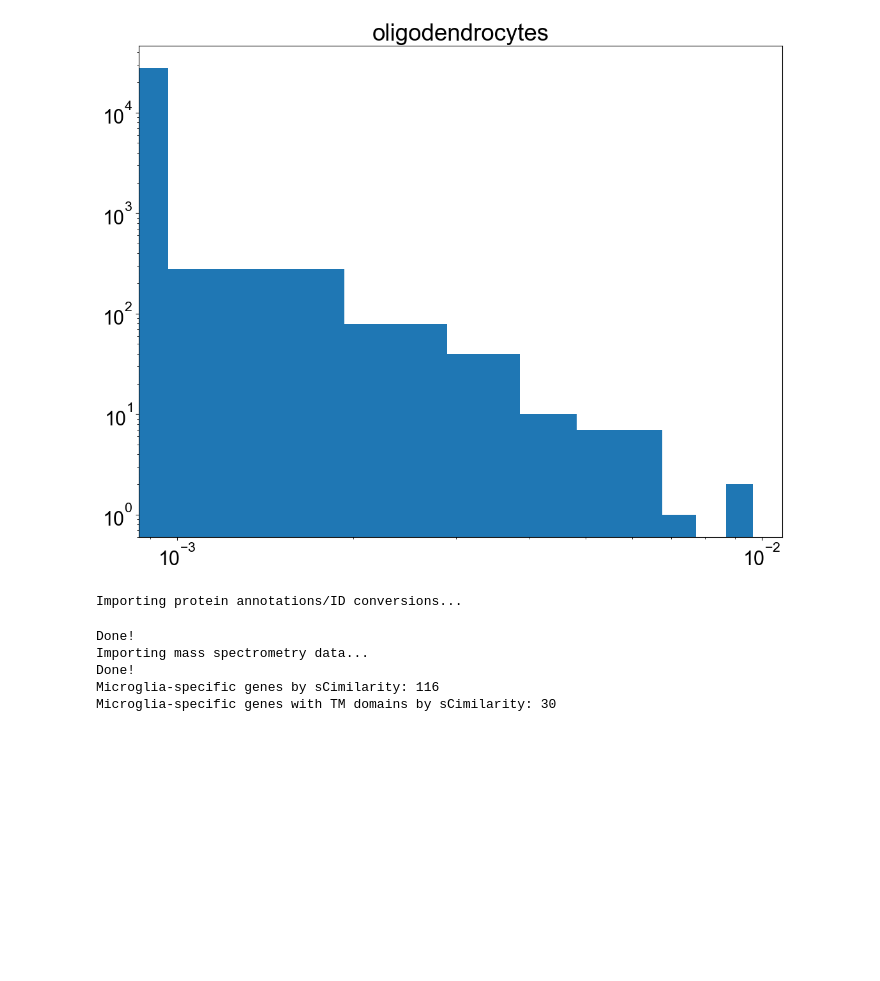
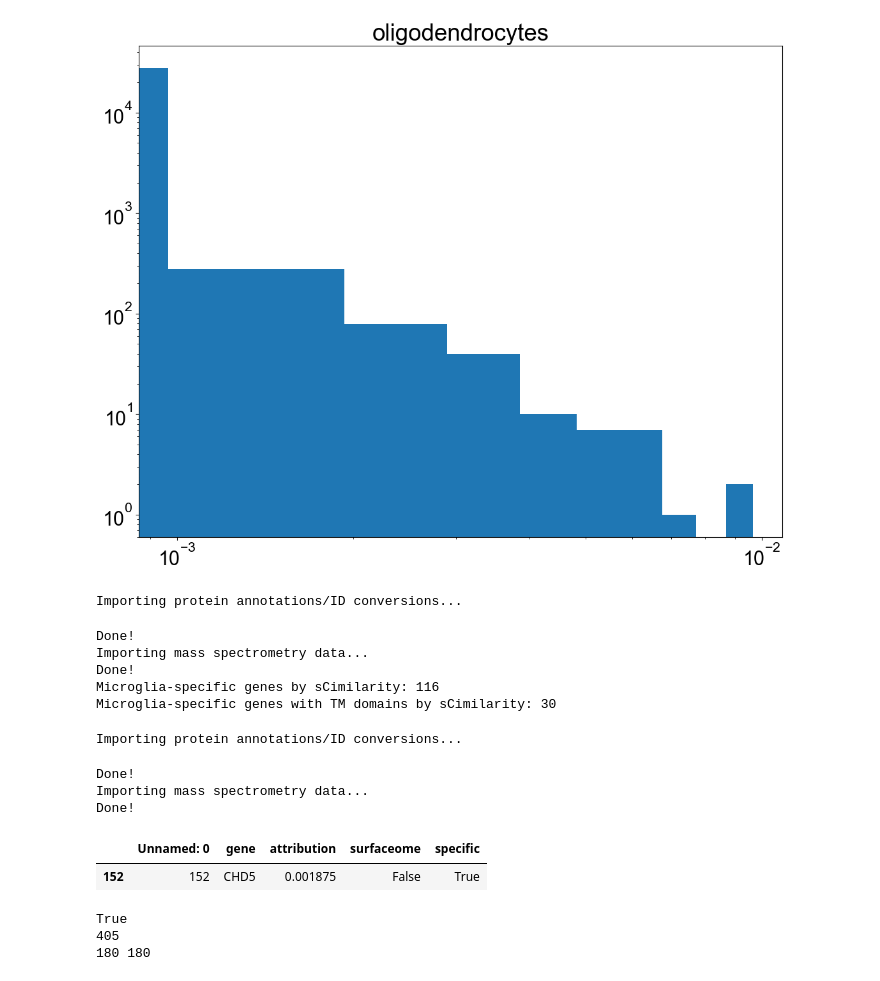
Before and after one commit to Wyss/extracellular-vesicle-markers, a Jupyter notebook: bin/figure_producer.ipynb, the cells around one changed output. Saved outputs shown, nothing was run; the diff lists cells and outputs as text; code cells hidden in the pictures; blank space fills up the shorter version.

Commit message:
minor fix to table s2

```diff
--- a/bin/figure_producer.ipynb
+++ b/bin/figure_producer.ipynb
@@ -588,3 +604,52 @@ Importing mass spectrometry data...
 Done!
 Microglia-specific genes by sCimilarity: 116
 Microglia-specific genes with TM domains by sCimilarity: 30
+# %%
+brain_cell_type = 'neurons'
+organ_type = 'Brain'
+all_data = setup_datasets(brain_cell_type, organ_type)
+
+s5_neurons = pd.read_csv('../supp_tables/table_s5_scimilarity_neurons.csv')
+tm = s5_neurons[s5_neurons[' Transmembrane Domain?'] == True]
+sp = tm[tm[' SCimilarity Attribution Score']>0.001]
+# %% [output]
+Importing protein annotations/ID conversions...
+Done!
+Importing mass spectrometry data...
+Done!
+# %%
+miss = 'CHD5'
+from surface_marker_utils import uniprot_conversion
+#deciding whether a gene is specific
+all_data['scRNA_data']['specific'] = all_data['scRNA_data']['attribution']>0.001
+
+#displaying the row for CHD5 showing that it is specific
+display(all_data['scRNA_data'][all_data['scRNA_data']['gene'] == miss])
+
+
+#subsetting genes to those that are specific
+scimilarity_genes= all_data['scRNA_data'][all_data['scRNA_data']['specific']]['gene']
+
+#is it in those genes?
+print('CHD5' in scimilarity_genes.values)
+print(len(scimilarity_genes))
+scimilarity_uniprots = uniprot_conversion(scimilarity_genes,all_data['g2u'],
+                                                              all_data['oldg2u'])
+sp_u = uniprot_conversion(list(sp['Gene Name']),all_data['g2u'],
+                                                              all_data['oldg2u'])
+scimilarity_tm = []
+for u in scimilarity_uniprots:
+    if u in all_data['allTMU']:
+        scimilarity_tm.append(u)
+
+for u in sp_u:
+    if u not in scimilarity_tm:
+        print(u)
+
+print(len(set(sp_u)), len(set(scimilarity_tm)))
+# %% [output]
+|  | Unnamed: 0 | gene | attribution | surfaceome | specific |
+| 152 | 152 | CHD5 | 0.001875 | False | True |
+True
+405
+180 180
```
Also changed, not shown: parts of 9 cells of this notebook.
